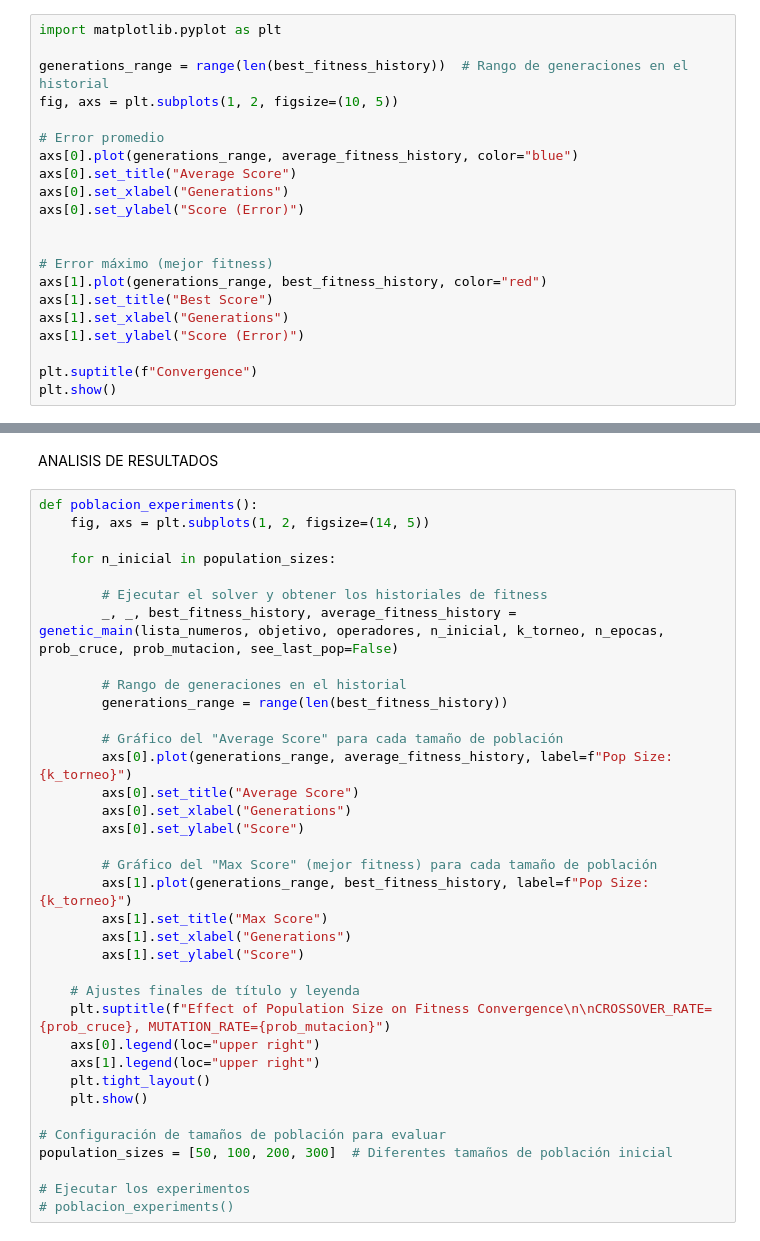
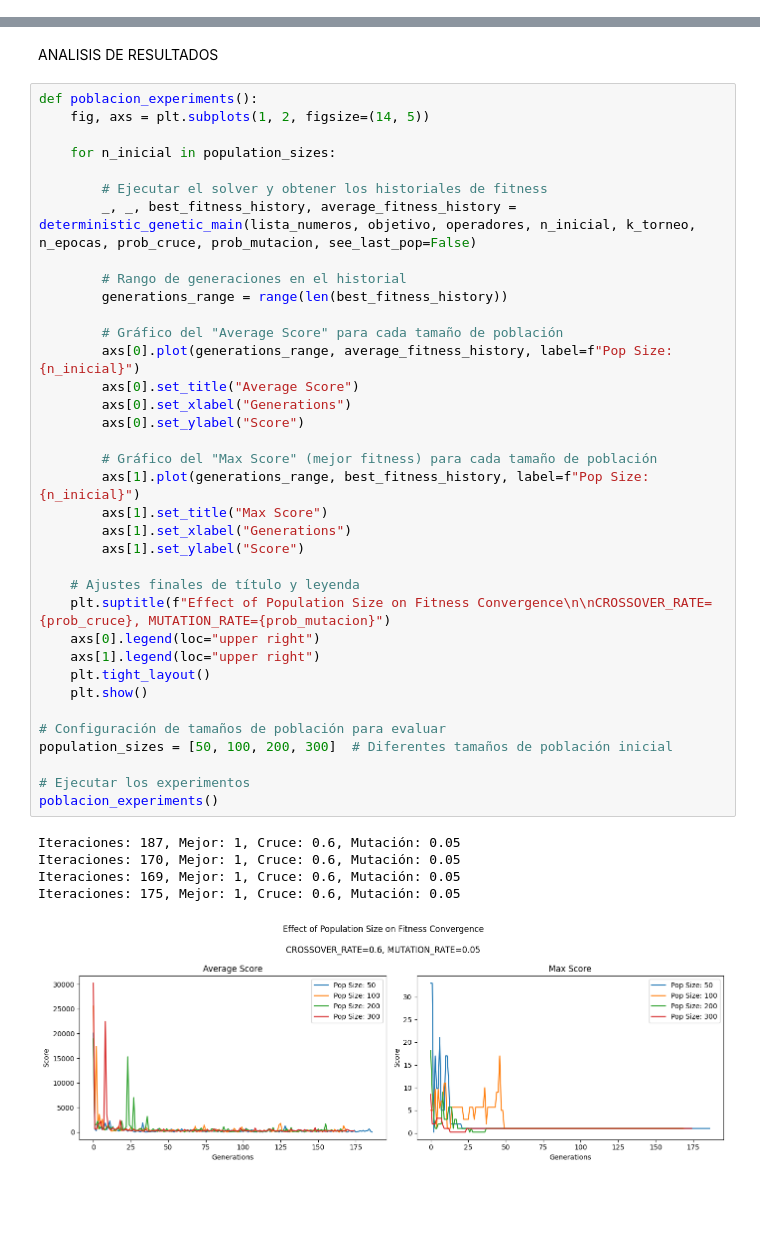
Before and after one commit to RubenGonV/SimP1, a Jupyter notebook: genetic_main.ipynb, the cells around one changed output, grey strips where cells are left out. Cells and saved outputs as stored; diff of their text form; blank space fills up the shorter version.

```diff
--- a/genetic_main.ipynb
+++ b/genetic_main.ipynb
@@ -308,23 +458,2 @@ Individuo 30: [0, 2, 3, 2, 0, 1, 1],    score: 852 - 109.00 = 109.00
 # %% [markdown]
 # Testing
-# %%
-import matplotlib.pyplot as plt
-
-generations_range = range(len(best_fitness_history))  # Rango de generaciones en el historial
-fig, axs = plt.subplots(1, 2, figsize=(10, 5))
-
-# Error promedio
-axs[0].plot(generations_range, average_fitness_history, color="blue")
-axs[0].set_title("Average Score")
-axs[0].set_xlabel("Generations")
-axs[0].set_ylabel("Score (Error)")
-
-
-# Error máximo (mejor fitness)
-axs[1].plot(generations_range, best_fitness_history, color="red")
-axs[1].set_title("Best Score")
-axs[1].set_xlabel("Generations")
-axs[1].set_ylabel("Score (Error)")
-
-plt.suptitle(f"Convergence")
-plt.show()
@@ -337,37 +559,43 @@ def poblacion_experiments():
     fig, axs = plt.subplots(1, 2, figsize=(14, 5))
 
     for n_inicial in population_sizes:
 
         # Ejecutar el solver y obtener los historiales de fitness
-        _, _, best_fitness_history, average_fitness_history = genetic_main(lista_numeros, objetivo, operadores, n_inicial, k_torneo, n_epocas, prob_cruce, prob_mutacion, see_last_pop=False)
+        _, _, best_fitness_history, average_fitness_history = deterministic_genetic_main(lista_numeros, objetivo, operadores, n_inicial, k_torneo, n_epocas, prob_cruce, prob_mutacion, see_last_pop=False)
 
         # Rango de generaciones en el historial
         generations_range = range(len(best_fitness_history))
 
         # Gráfico del "Average Score" para cada tamaño de población
-        axs[0].plot(generations_range, average_fitness_history, label=f"Pop Size: {k_torneo}")
+        axs[0].plot(generations_range, average_fitness_history, label=f"Pop Size: {n_inicial}")
         axs[0].set_title("Average Score")
         axs[0].set_xlabel("Generations")
         axs[0].set_ylabel("Score")
 
         # Gráfico del "Max Score" (mejor fitness) para cada tamaño de población
-        axs[1].plot(generations_range, best_fitness_history, label=f"Pop Size: {k_torneo}")
+        axs[1].plot(generations_range, best_fitness_history, label=f"Pop Size: {n_inicial}")
         axs[1].set_title("Max Score")
         axs[1].set_xlabel("Generations")
         axs[1].set_ylabel("Score")
 
     # Ajustes finales de título y leyenda
     plt.suptitle(f"Effect of Population Size on Fitness Convergence\n\nCROSSOVER_RATE={prob_cruce}, MUTATION_RATE={prob_mutacion}")
     axs[0].legend(loc="upper right")
     axs[1].legend(loc="upper right")
     plt.tight_layout()
     plt.show()
 
 # Configuración de tamaños de población para evaluar
 population_sizes = [50, 100, 200, 300]  # Diferentes tamaños de población inicial
 
 # Ejecutar los experimentos
-# poblacion_experiments()
+poblacion_experiments()
+# %% [output]
+Iteraciones: 187, Mejor: 1, Cruce: 0.6, Mutación: 0.05
+Iteraciones: 170, Mejor: 1, Cruce: 0.6, Mutación: 0.05
+Iteraciones: 169, Mejor: 1, Cruce: 0.6, Mutación: 0.05
+Iteraciones: 175, Mejor: 1, Cruce: 0.6, Mutación: 0.05
+[figure, added]
 # %%
 def run_crossover_mutation_experiments():
     fig, axs = plt.subplots(1, 2, figsize=(14, 6))
```
Also changed, not shown: parts of 16 cells of this notebook, 1 other file.
